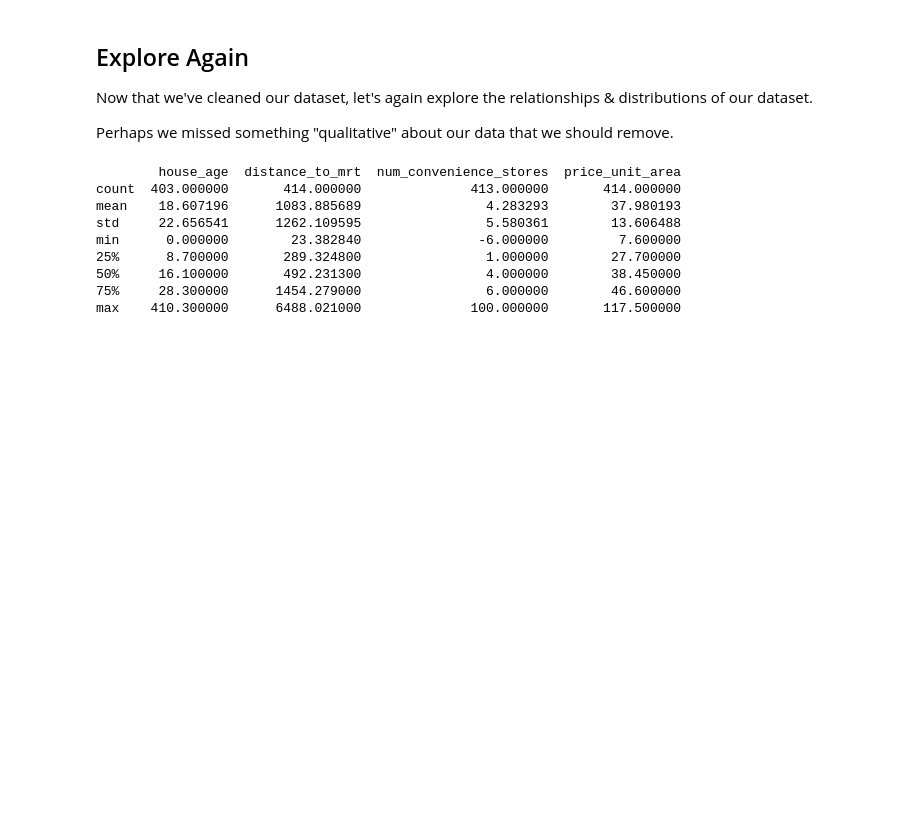
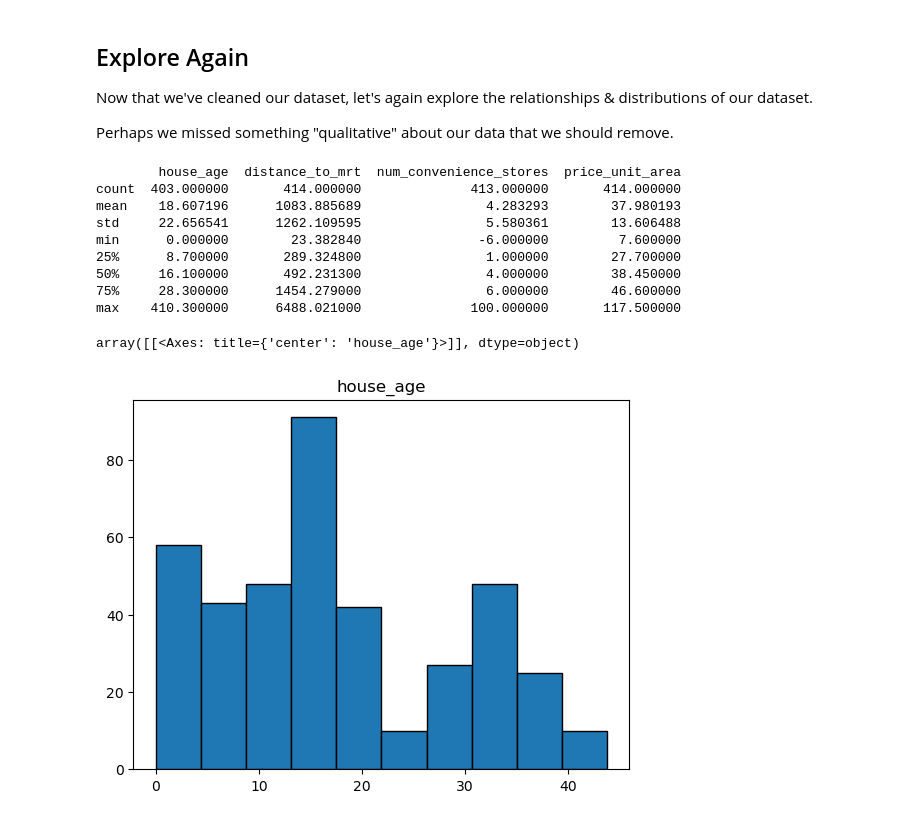
Before and after one commit to gayanes/rental-pricing-explore-challenging, a Jupyter notebook: code/data_prep/02clean.ipynb, the cells around one changed output. Drawn from its saved outputs; the diff is of its cells as text; code cells hidden in the pictures; blank space fills up the shorter version.

```diff
--- a/code/data_prep/02clean.ipynb
+++ b/code/data_prep/02clean.ipynb
@@ -101,19 +101,22 @@ max    410.300000      6488.021000              100.000000       117.500000
 # notice how the minimum value for "num_convenience_stores" is -6
 # TODO: how do we have -6 convenience stores? this must be an error, let's remove it
 # documentation: https://pandas.pydata.org/docs/user_guide/indexing.html#boolean-indexing
-...
+df_drop["num_convenience_stores"] = df_drop["num_convenience_stores"][df_drop["num_convenience_stores"] >= 0]
 # %%
 # notice how the maximum value for "num_convenience_stores" is 100
 # this value does not show up in any other row and represents an extreme outlier
 # TODO: this is most likely an error, let's remove it
-...
+df_drop["num_convenience_stores"] = df_drop["num_convenience_stores"][df_drop["num_convenience_stores"] < 100]
 # %%
 # notice how the maximum "house_age" is 410.3 years old
 # not looking at statistics, the oldest house in Taiwan was built in the 17th century (300 years at most)
 # TODO: let's remove this value
-...
+df_drop["house_age"] = df_drop["house_age"][df_drop["house_age"] <= 325]
 # %%
 # TODO : plot histograms, boxplots, and barcharts of all available numeric columns.
 # Create as many additional code blocks as needed to present your visualizations.
 # article: https://www.statology.org/univariate-analysis-in-python/
-...
+df_drop.hist(column="house_age", grid=False, edgecolor="black")
+# %% [output]
+array([[<Axes: title={'center': 'house_age'}>]], dtype=object)
+[figure, added]
```
Also changed, not shown: parts of 19 cells of this notebook.
